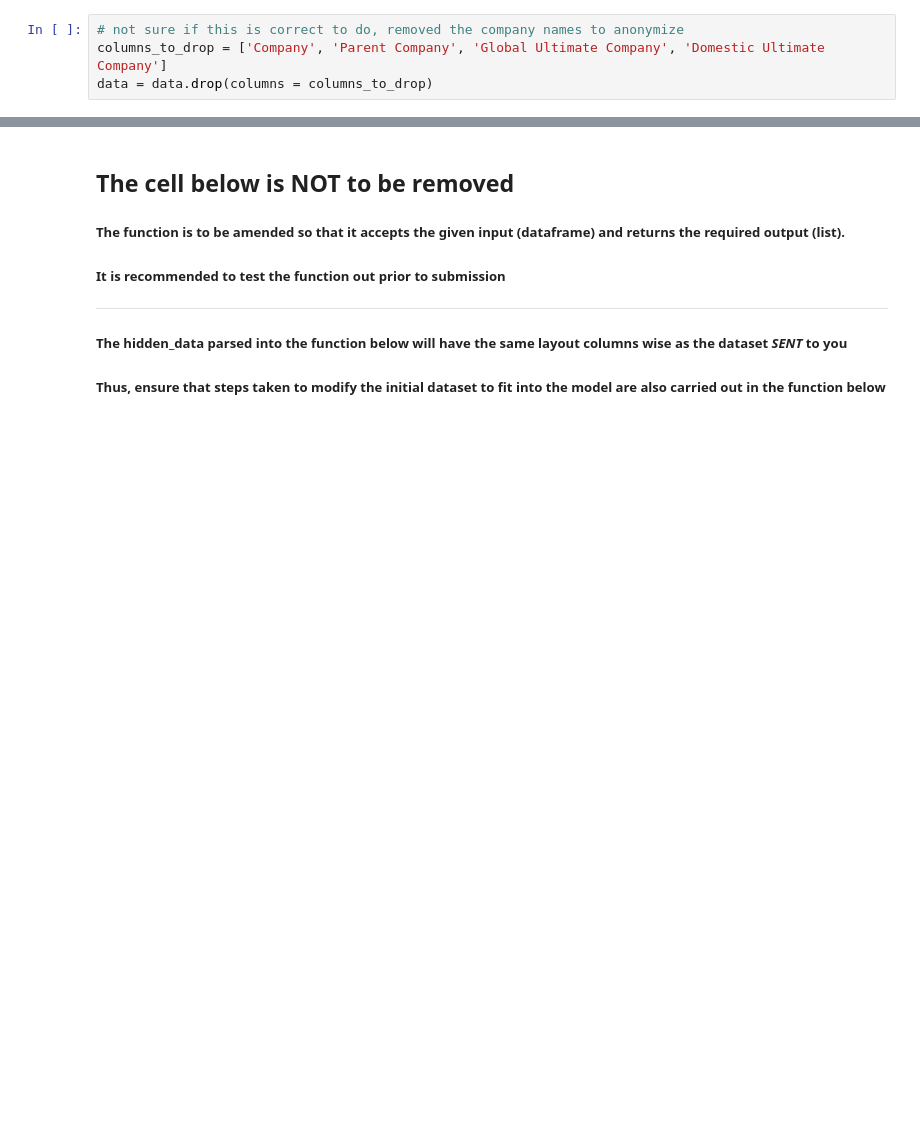
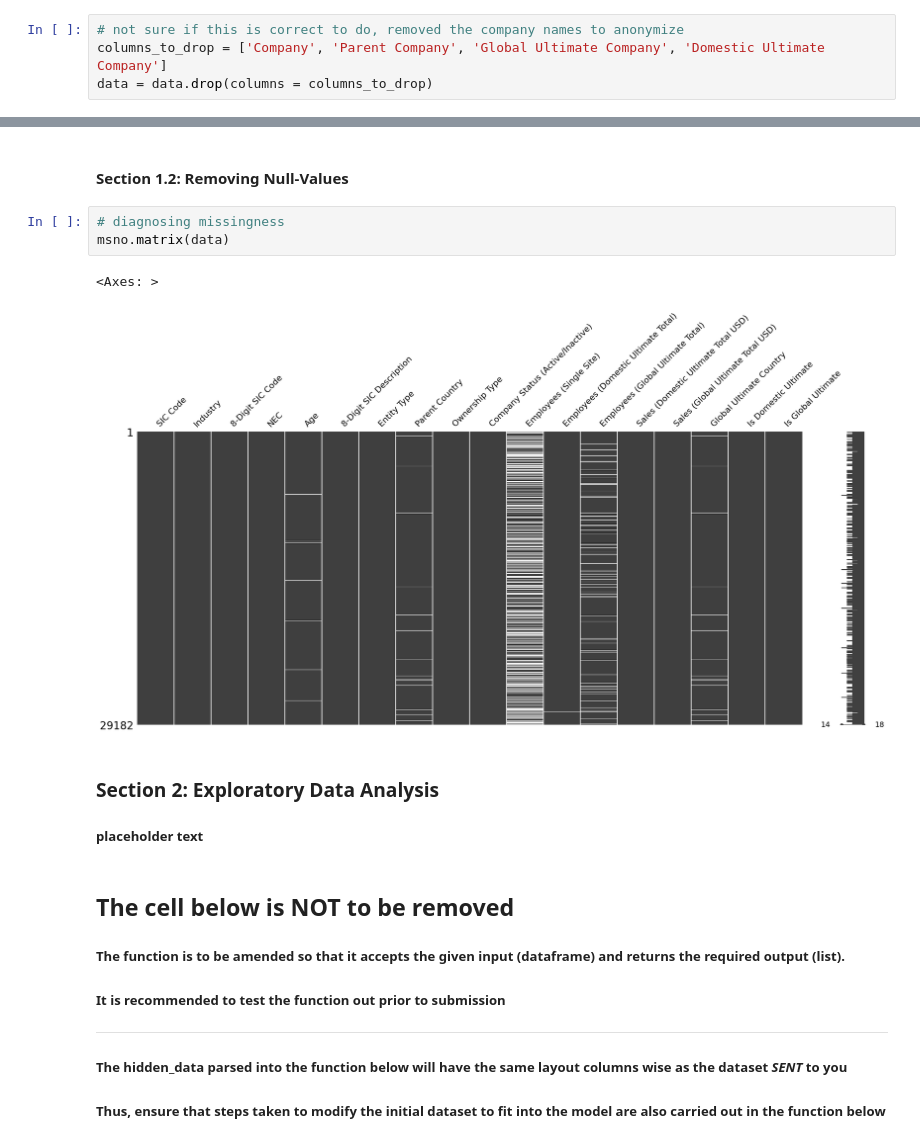
Before and after one commit to Therulow/NUS-SDS-Datathon-Champion-Group315, a Jupyter notebook: NUS_DATATHON_CHAMPION_TEAM NAME.ipynb, the cells around one changed output, grey strips where cells are left out. Drawn from its saved outputs; the diff is of its cells as text; blank space fills up the shorter version.

Commit message:
Null-Value Handling
Made missingno chart

```diff
--- a/NUS_DATATHON_CHAMPION_TEAM NAME.ipynb
+++ b/NUS_DATATHON_CHAMPION_TEAM NAME.ipynb
@@ -109,3 +171,14 @@ data[columns_to_convert] = data[columns_to_convert].apply(lambda x: x.astype(boo
+# %% [markdown]
+#### Section 1.2: Removing Null-Values
+# %%
+# diagnosing missingness
+msno.matrix(data)
+# %% [output]
+<Axes: >
+[figure, added]
+# %% [markdown]
+### Section 2: Exploratory Data Analysis
+##### placeholder text
 # %% [markdown]
 ## The cell below is **NOT** to be removed
 ##### The function is to be amended so that it accepts the given input (dataframe) and returns the required output (list).
```
Also changed, not shown: parts of 6 cells of this notebook.
